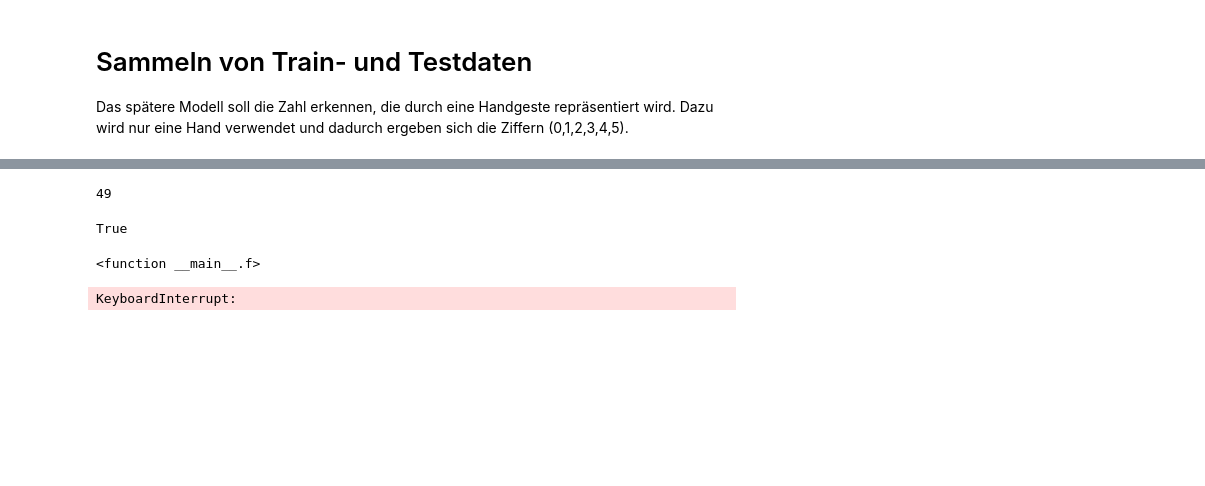
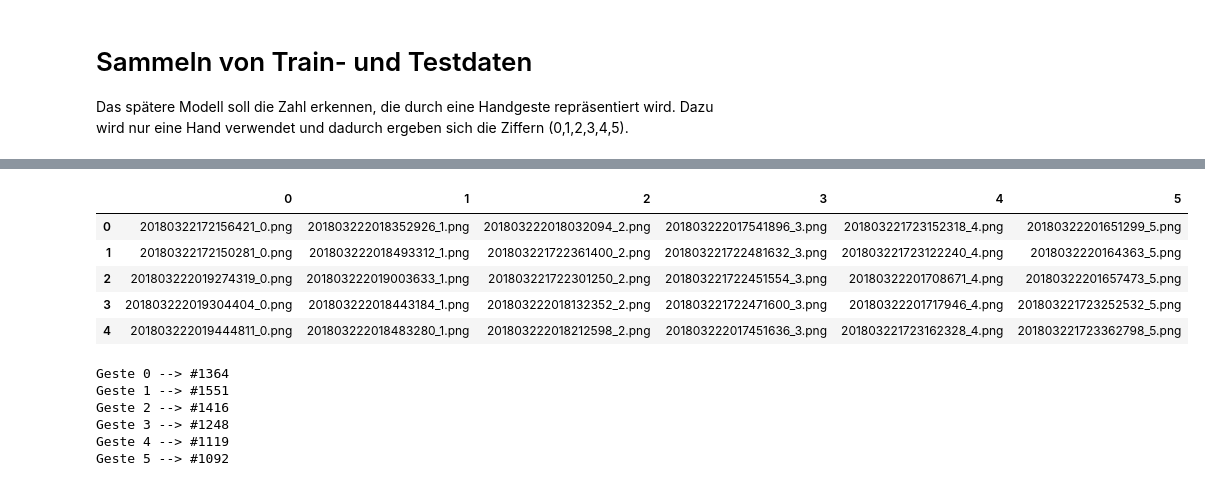
Before and after one commit to Tocha4/gesture_recognition, a Jupyter notebook: beschreibung/Daten_sammeln.ipynb, the cells around one changed output, grey strips where cells are left out. Cells and saved outputs as stored; diff of their text form; code cells hidden in the pictures; blank space fills up the shorter version.

```diff
--- a/beschreibung/Daten_sammeln.ipynb
+++ b/beschreibung/Daten_sammeln.ipynb
@@ -6,8 +49,0 @@ Das spätere Modell soll die Zahl erkennen, die durch eine Handgeste repräsenti
-# %%
-import os
-import matplotlib.pyplot as plt
-%matplotlib inline
-
-files = os.listdir('../../gestures/')
-# %% [output]
-49
@@ -34,26 +50,29 @@ def get_img():
-# %%
-def f(x):
-    return x
-
-widgets.interact(f,x=True)
-# %% [output]
-True
-<function __main__.f>
-# %%
-inter = widgets.interact(f,x=True)
-
-cap = cv2.VideoCapture(0)
-
-while True:
-    ret,frame = cap.read()
-    showarray(frame, inter,)
-
-
-    clear_output(wait=True)
-    cv2.waitKey(10)
-#     if a == 0:
-#         break
-
-cap.release()
-# %% [output]
-KeyboardInterrupt:
+# %%
+import os
+import pandas as pd
+
+files = os.listdir('../../../gestures/train')
+train_dict = {i:[j for j in files if i==j[-5]] for i in '012345'}
+
+train = pd.DataFrame.from_dict(train_dict, orient='index')
+train = train.transpose()
+train.head()
+# %% [output]
+|  | 0 | 1 | 2 | 3 | 4 | 5 |
+| 0 | 20180322172156421_0.png | 201803222018352926_1.png | 201803222018032094_2.png | 201803222017541896_3.png | 201803221723152318_4.png | 20180322201651299_5.png |
+| 1 | 20180322172150281_0.png | 201803222018493312_1.png | 201803221722361400_2.png | 201803221722481632_3.png | 201803221723122240_4.png | 2018032220164363_5.png |
+| 2 | 201803222019274319_0.png | 201803222019003633_1.png | 201803221722301250_2.png | 201803221722451554_3.png | 20180322201708671_4.png | 20180322201657473_5.png |
+| 3 | 201803222019304404_0.png | 201803222018443184_1.png | 201803222018132352_2.png | 201803221722471600_3.png | 20180322201717946_4.png | 201803221723252532_5.png |
+| 4 | 201803222019444811_0.png | 201803222018483280_1.png | 201803222018212598_2.png | 201803222017451636_3.png | 201803221723162328_4.png | 201803221723362798_5.png |
+# %%
+number_of_images = [len(train_dict[i]) for i in train_dict]
+
+for geste,anzahl_der_bilder in enumerate(number_of_images):
+    print('Geste {} --> #{}'.format(geste,anzahl_der_bilder))
+# %% [output]
+Geste 0 --> #1364
+Geste 1 --> #1551
+Geste 2 --> #1416
+Geste 3 --> #1248
+Geste 4 --> #1119
+Geste 5 --> #1092
```
Also changed, not shown: parts of 8 cells of this notebook, 2 other files.
